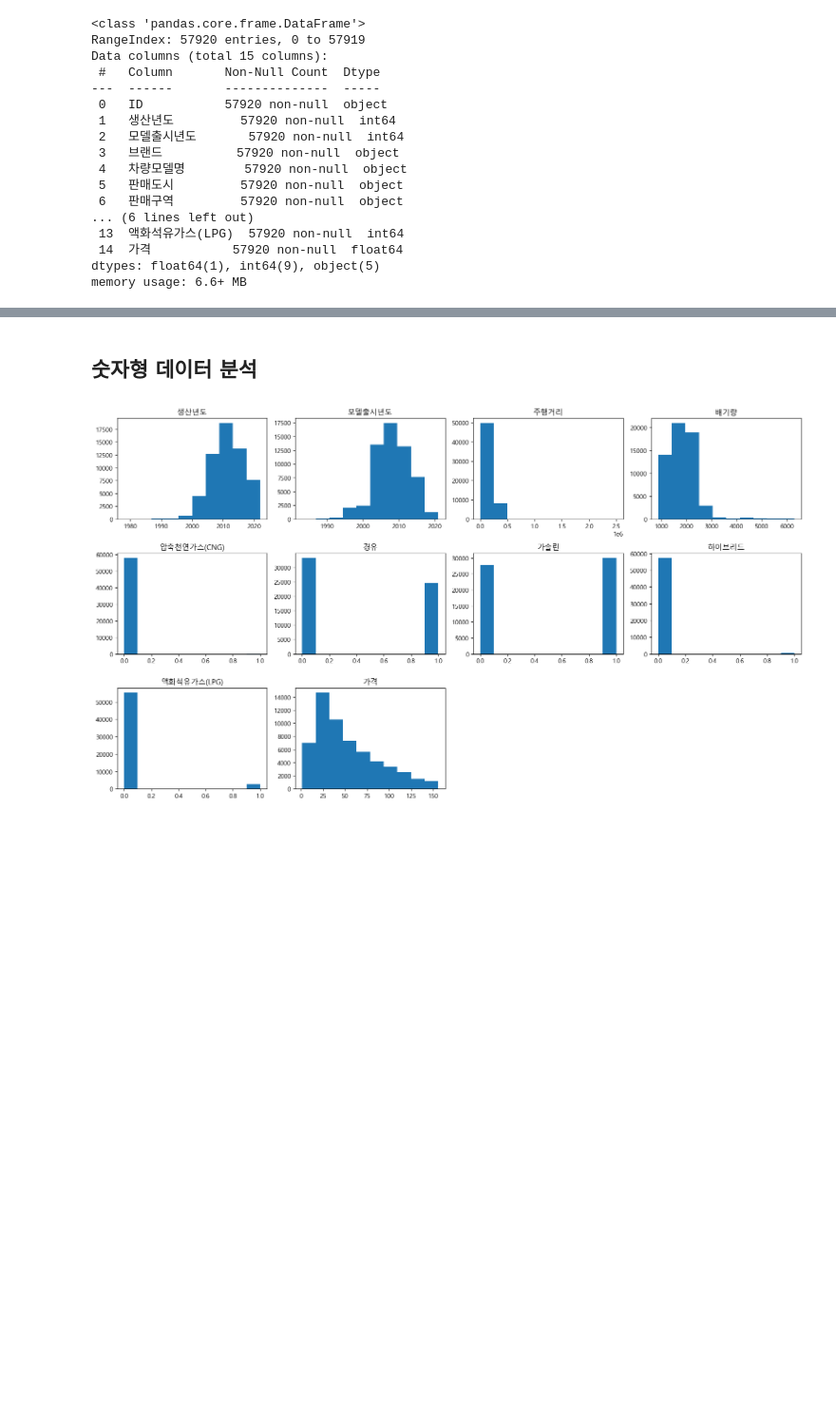
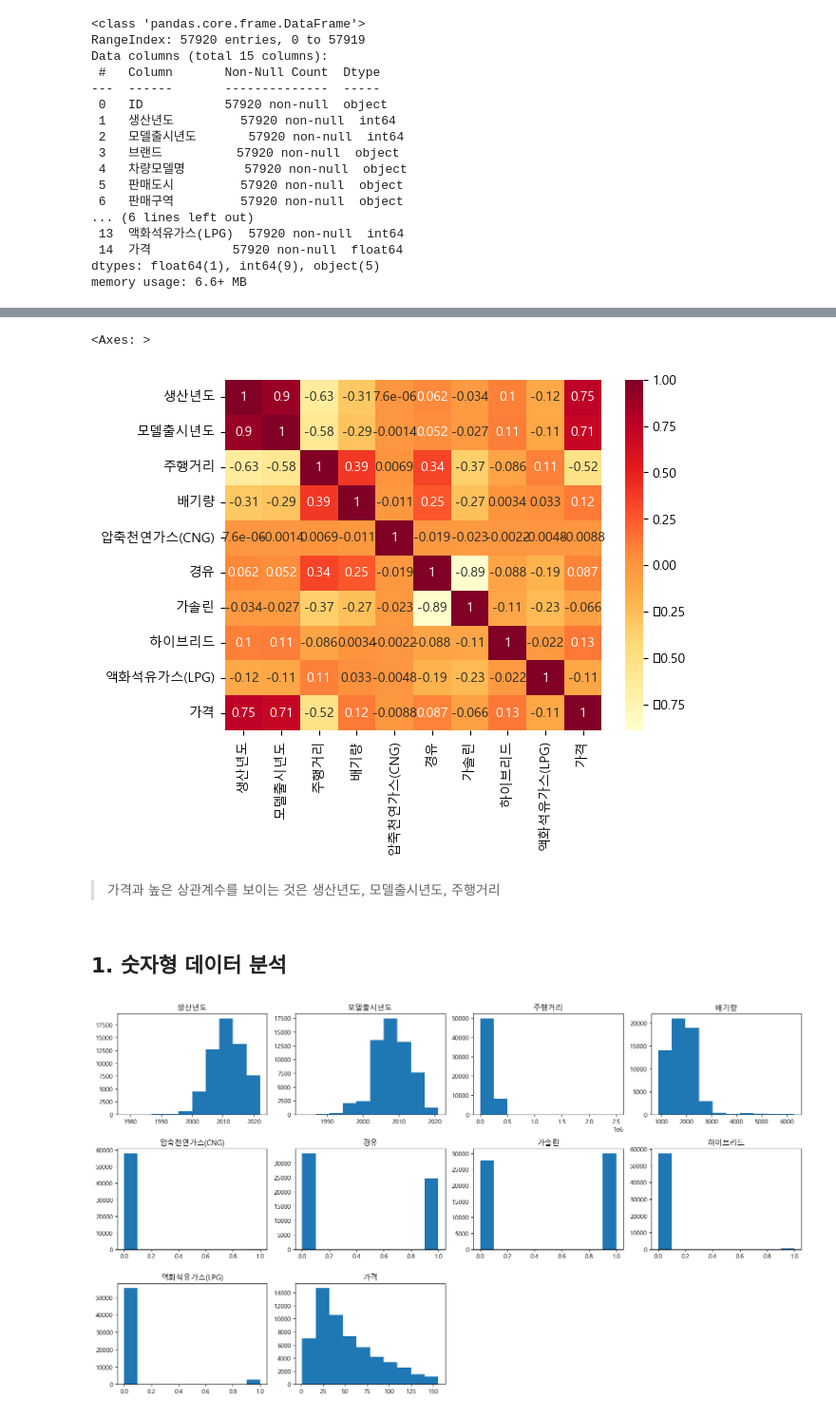
Before and after one commit to woojooc/ML_Car, a Jupyter notebook: lala/EDA/eda_oldcar_dacon.ipynb, the cells around one changed output, grey strips where cells are left out. Shown at 95% size. Drawn from its saved outputs; the diff is of its cells as text; code cells hidden in the pictures; blank space fills up the shorter version.

```diff
--- a/lala/EDA/eda_oldcar_dacon.ipynb
+++ b/lala/EDA/eda_oldcar_dacon.ipynb
@@ -62,2 +112,9 @@ numeric_cols.describe()
+# %%
+sns.heatmap(numeric_cols.corr(), annot=True, cmap='YlOrRd')
+# %% [output]
+<Axes: >
+[figure, added]
+# %% [markdown]
+> 가격과 높은 상관계수를 보이는 것은 생산년도, 모델출시년도, 주행거리
 # %% [markdown]
-## 숫자형  데이터 분석
+## 1. 숫자형 데이터 분석
```
Also changed, not shown: parts of 92 cells of this notebook, 1 other file.
